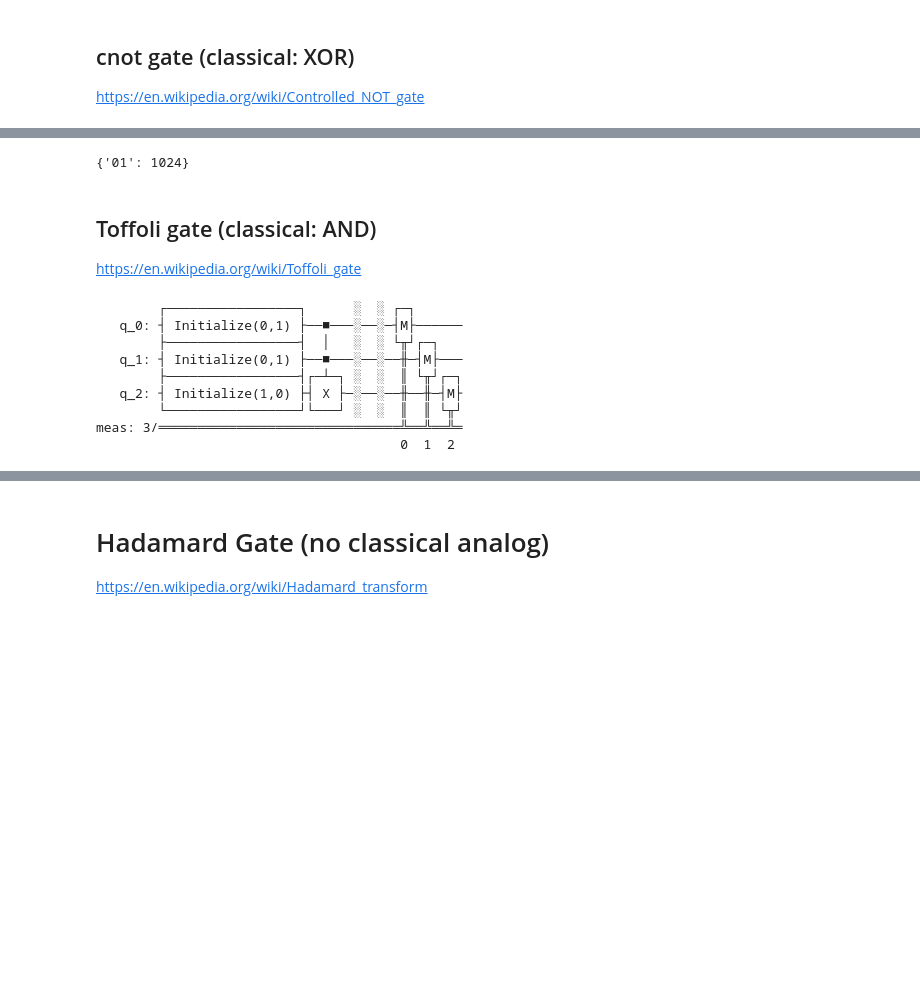
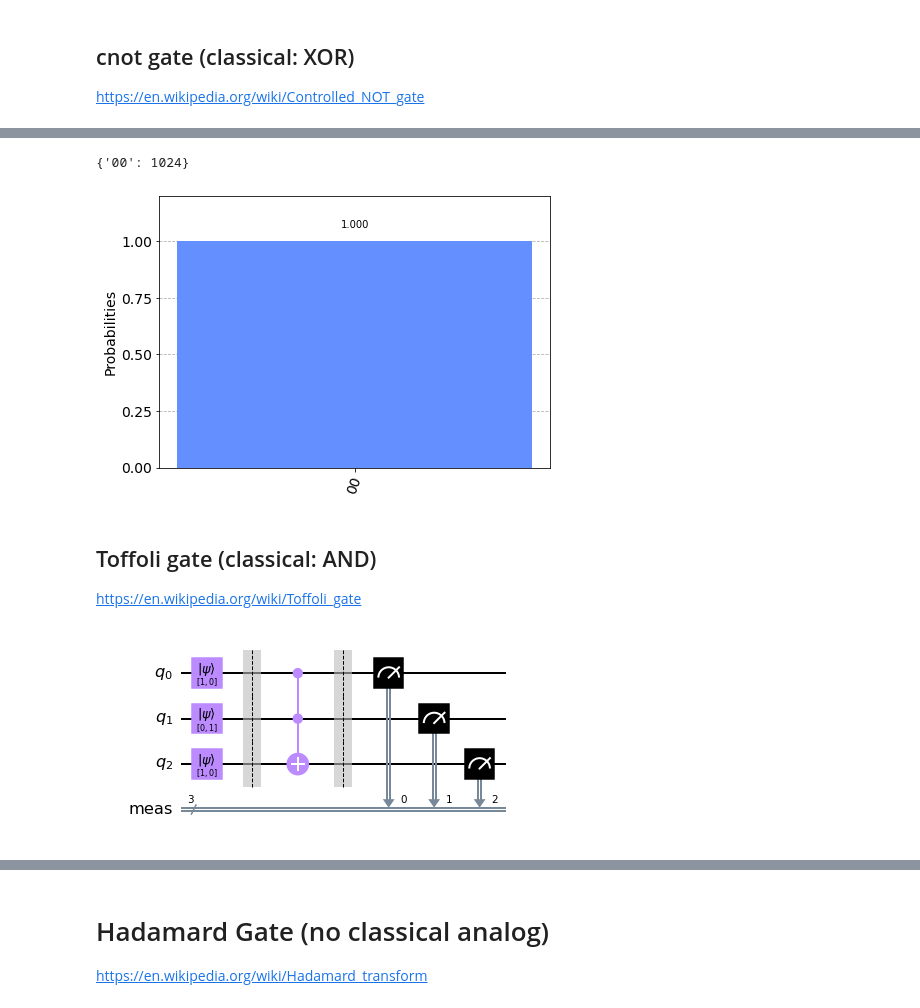
Before and after one commit to croppers/quantum_computing_workshop, a Jupyter notebook: 5 - Quantum Gates (key).ipynb, the cells around one changed output, grey strips where cells are left out. Saved outputs shown, nothing was run; the diff lists cells and outputs as text; code cells hidden in the pictures; blank space fills up the shorter version.

```diff
--- a/5 - Quantum Gates (key).ipynb
+++ b/5 - Quantum Gates (key).ipynb
@@ -108 +111,13 @@ Features of the NOT gate:
+# %%
+def test(qc):
+    quantum_obj = qiskit.assemble(qc)
+    # running the quantum circuit on a classical simulator
+    sim = qiskit.Aer.get_backend('aer_simulator')
+    result = sim.run(quantum_obj).result()
+    counts = result.get_counts()
+    # printing the results
+    print(counts)
+
+    # visualize the results
+    return qiskit.visualization.plot_histogram(counts)
 # %%
@@ -154,34 +155,26 @@ meas: 2/════════════════════════
 # %%
-sim = qiskit.Aer.get_backend('aer_simulator')  # use the classical Aer simulator
-qobj_cx = qiskit.assemble(qc_cx) # assemble the quantum circuit for processing
-result = sim.run(qc_cx).result()
-print(result.get_counts())
+test(qc_cx)
 # %% [output]
-{'01': 1024}
+{'00': 1024}
+[figure, added]
 # %% [markdown]
 ## Toffoli gate (classical: AND)
 
 https://en.wikipedia.org/wiki/Toffoli_gate
 # %%
-qc_ccx = qiskit.QuantumCircuit(3)  # Create a quantum circuit with three qubits
-initial_state_0 = [0,1] # initial state is |1>
-initial_state_1 = [0,1] # initial state is |1>
-initial_state_2 = [1,0] # initial state is |0>
-qc_ccx.initialize(initial_state_0, 0) # apply |1> to the first qubit
-qc_ccx.initialize(initial_state_1, 1) # apply |1> to the second qubit
-qc_ccx.initialize(initial_state_2, 2) # apply |0> to the third qubit
-qc_ccx.ccx(0, 1, 2) # add a ccnot gate controlled by qubits 0 and 1, targeting qubit 2
-qc_ccx.save_statevector()
-qc_ccx.measure_all()
-qc_ccx.draw()  # draw the circuit
+qc = qiskit.QuantumCircuit(3)
+initial_state_0 = [1, 0] # start with |0>
+initial_state_1 = [0, 1] # start with |1>
+initial_state_2 = [1, 0] # start with |0>
+
+qc.initialize(initial_state_0, 0)
+qc.initialize(initial_state_1, 1)
+qc.initialize(initial_state_2, 2)
+qc.save_statevector()
+
+qc.ccx(0, 1, 2) # applies the Toffoli (aka AND) gate, controlled by qbits 0 and 1, targeting qbit 2
+qc.measure_all()
+qc.draw()
 # %% [output]
-        ┌─────────────────┐      ░  ░ ┌─┐
-   q_0: ┤ Initialize(0,1) ├──■───░──░─┤M├──────
-        ├─────────────────┤  │   ░  ░ └╥┘┌─┐
-   q_1: ┤ Initialize(0,1) ├──■───░──░──╫─┤M├───
-        ├─────────────────┤┌─┴─┐ ░  ░  ║ └╥┘┌─┐
-   q_2: ┤ Initialize(1,0) ├┤ X ├─░──░──╫──╫─┤M├
-        └─────────────────┘└───┘ ░  ░  ║  ║ └╥┘
-meas: 3/═══════════════════════════════╩══╩══╩═
-                                       0  1  2
+[figure, added]
 # %%
```
Also changed, not shown: parts of 15 cells of this notebook, 1 other file.
